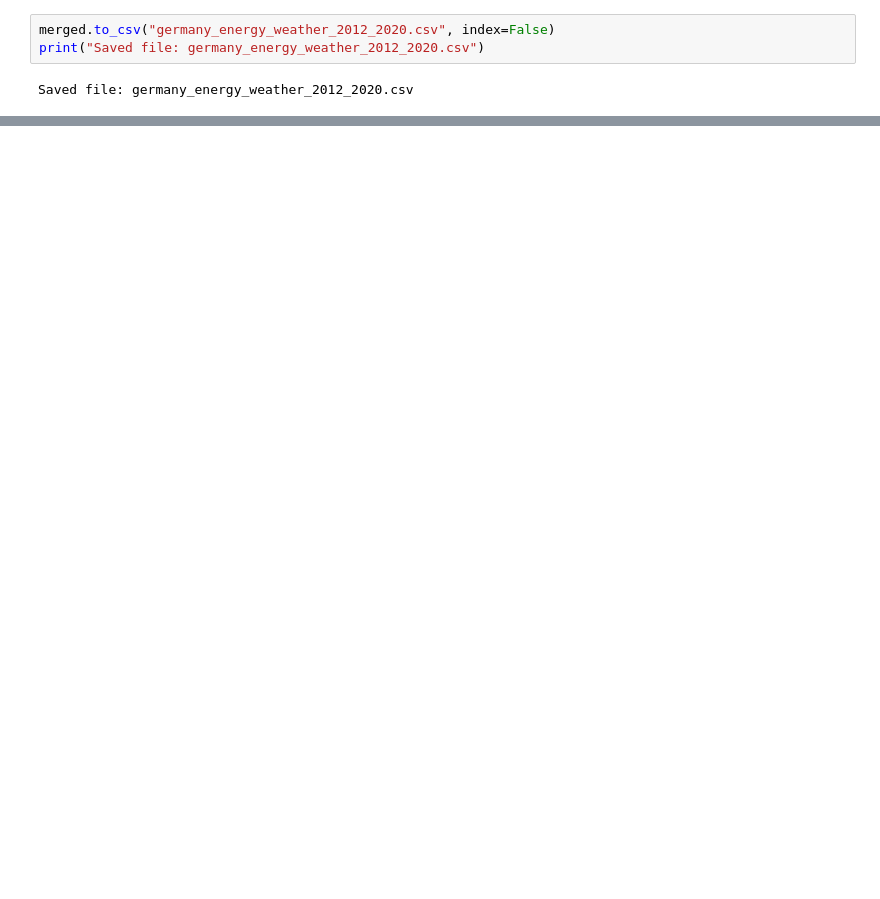
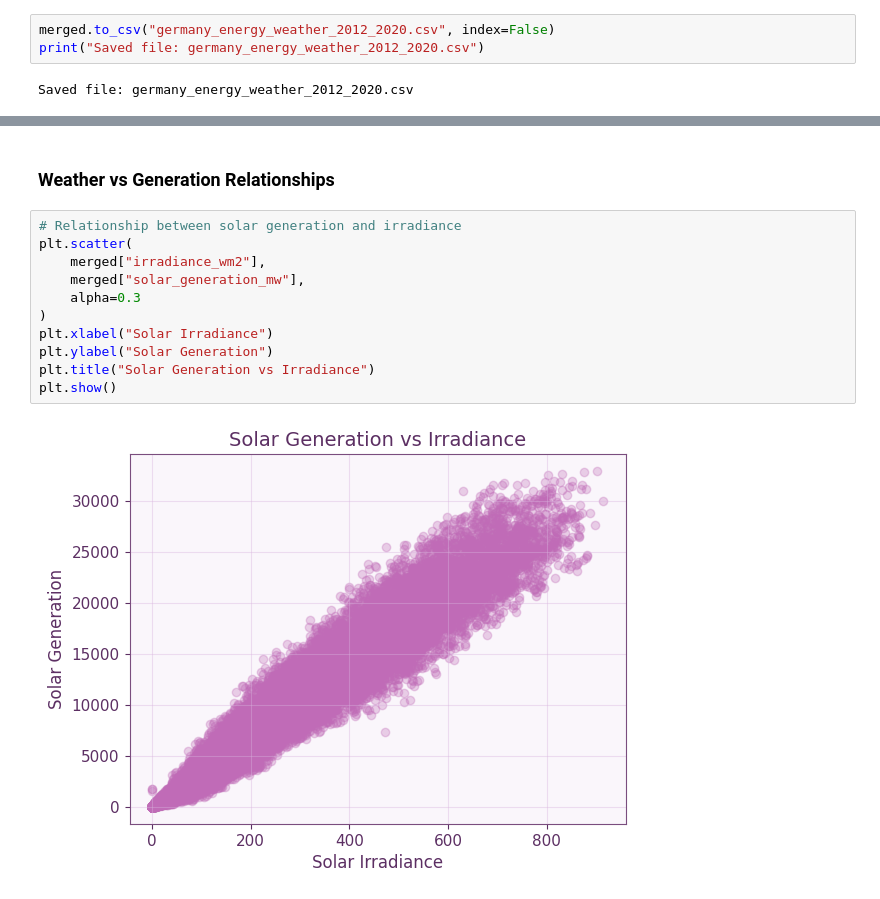
Before and after one commit to Varie737/Renewable-Energy-Data-Analysis, a Jupyter notebook: Renewable Energy Data Analysis project.ipynb, the cells around one changed output, grey strips where cells are left out. Drawn from its saved outputs; the diff is of its cells as text; blank space fills up the shorter version.

```diff
--- a/Renewable Energy Data Analysis project.ipynb
+++ b/Renewable Energy Data Analysis project.ipynb
@@ -318,0 +531,15 @@ Saved file: germany_energy_weather_2012_2020.csv
+# %% [markdown]
+### Weather vs Generation Relationships
+# %%
+# Relationship between solar generation and irradiance
+plt.scatter(
+    merged["irradiance_wm2"],
+    merged["solar_generation_mw"],
+    alpha=0.3
+)
+plt.xlabel("Solar Irradiance")
+plt.ylabel("Solar Generation")
+plt.title("Solar Generation vs Irradiance")
+plt.show()
+# %% [output]
+[figure, added]
```
Also changed, not shown: parts of 36 cells of this notebook.
